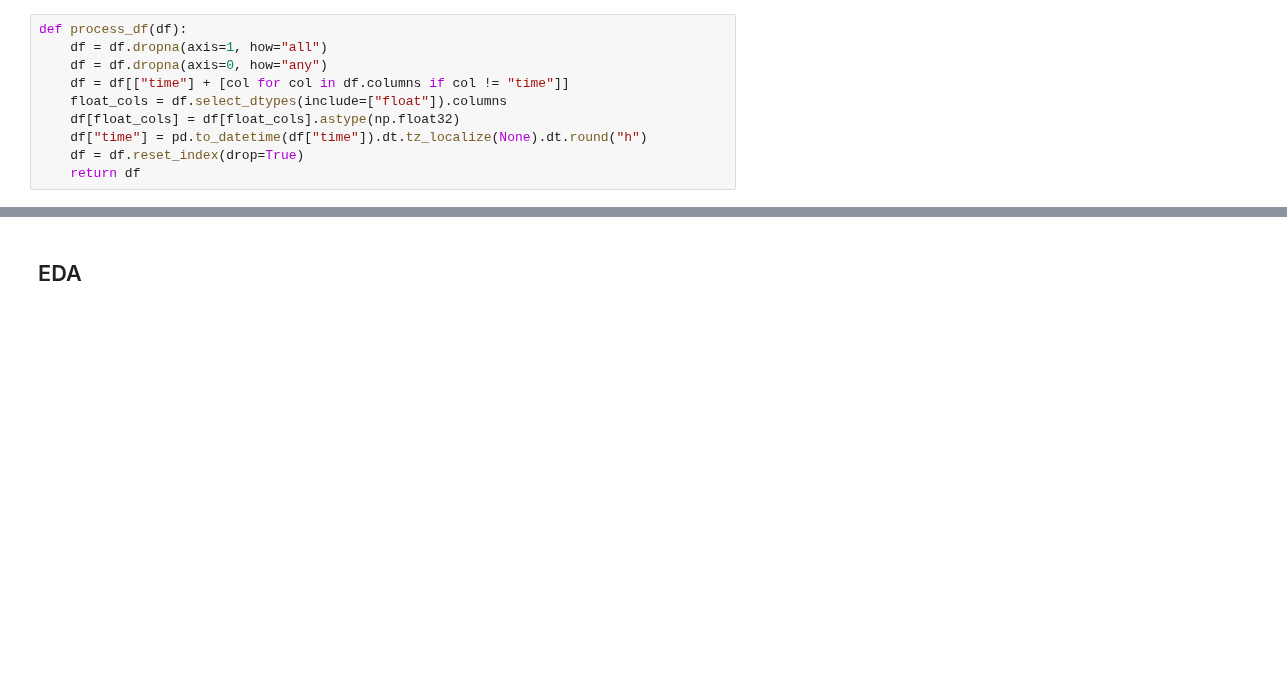
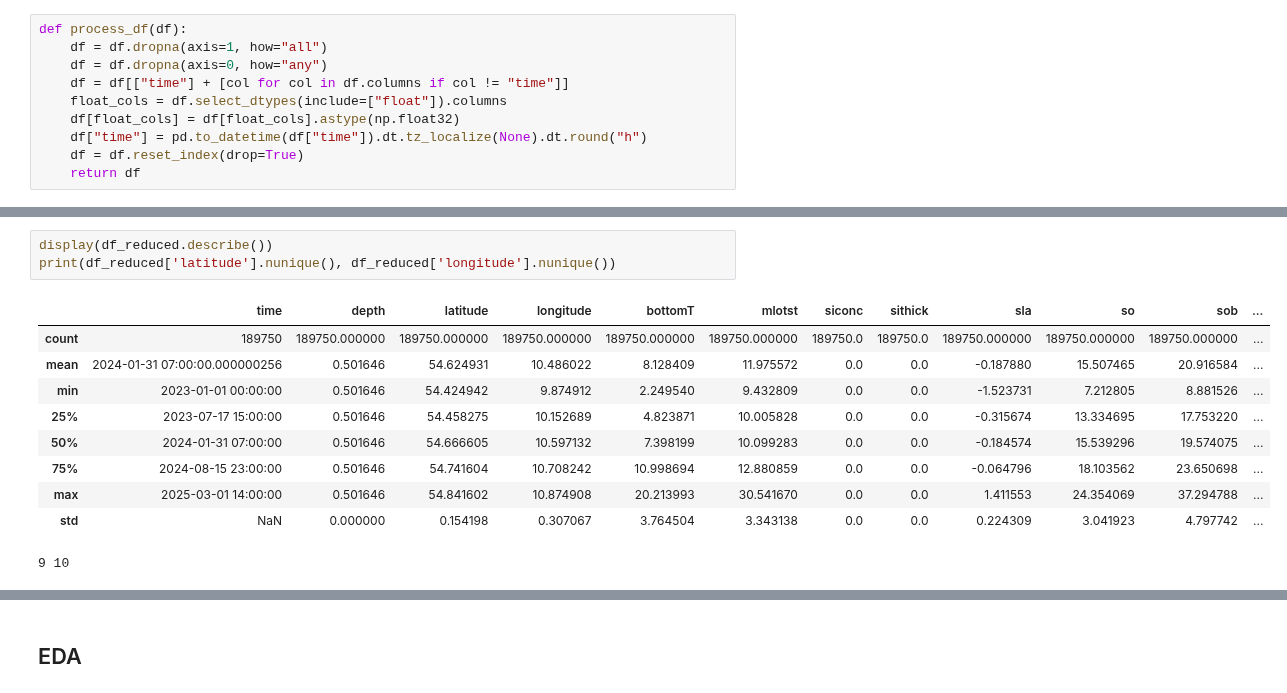
Before and after one commit to RATFIVE/GEOMAR-DeepLearning, a Jupyter notebook: app/backend/EDA.ipynb, the cells around one changed output, grey strips where cells are left out. Cells and saved outputs as stored; diff of their text form; blank space fills up the shorter version.

```diff
--- a/app/backend/EDA.ipynb
+++ b/app/backend/EDA.ipynb
@@ -302,3 +351,17 @@ None
+# %%
+display(df_reduced.describe())
+print(df_reduced['latitude'].nunique(), df_reduced['longitude'].nunique())
+# %% [output]
+|  | time | depth | latitude | longitude | bottomT | mlotst | siconc | sithick | sla | so | sob | ... |
+| count | 189750 | 189750.000000 | 189750.000000 | 189750.000000 | 189750.000000 | 189750.000000 | 189750.0 | 189750.0 | 189750.000000 | 189750.000000 | 189750.000000 | ... |
+| mean | 2024-01-31 07:00:00.000000256 | 0.501646 | 54.624931 | 10.486022 | 8.128409 | 11.975572 | 0.0 | 0.0 | -0.187880 | 15.507465 | 20.916584 | ... |
+| min | 2023-01-01 00:00:00 | 0.501646 | 54.424942 | 9.874912 | 2.249540 | 9.432809 | 0.0 | 0.0 | -1.523731 | 7.212805 | 8.881526 | ... |
+| 25% | 2023-07-17 15:00:00 | 0.501646 | 54.458275 | 10.152689 | 4.823871 | 10.005828 | 0.0 | 0.0 | -0.315674 | 13.334695 | 17.753220 | ... |
+| 50% | 2024-01-31 07:00:00 | 0.501646 | 54.666605 | 10.597132 | 7.398199 | 10.099283 | 0.0 | 0.0 | -0.184574 | 15.539296 | 19.574075 | ... |
+| 75% | 2024-08-15 23:00:00 | 0.501646 | 54.741604 | 10.708242 | 10.998694 | 12.880859 | 0.0 | 0.0 | -0.064796 | 18.103562 | 23.650698 | ... |
+| max | 2025-03-01 14:00:00 | 0.501646 | 54.841602 | 10.874908 | 20.213993 | 30.541670 | 0.0 | 0.0 | 1.411553 | 24.354069 | 37.294788 | ... |
+| std | NaN | 0.000000 | 0.154198 | 0.307067 | 3.764504 | 3.343138 | 0.0 | 0.0 | 0.224309 | 3.041923 | 4.797742 | ... |
+9 10
 # %%
 target_data = process_df(target_data)
 target_data.groupby(by=["time", 'latitude', 'longitude']).mean()
```
Also changed, not shown: parts of 14 cells of this notebook.
